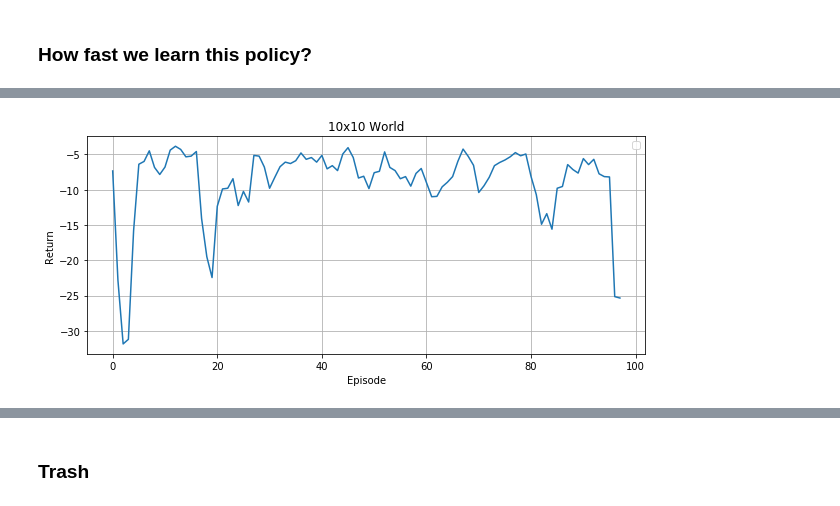
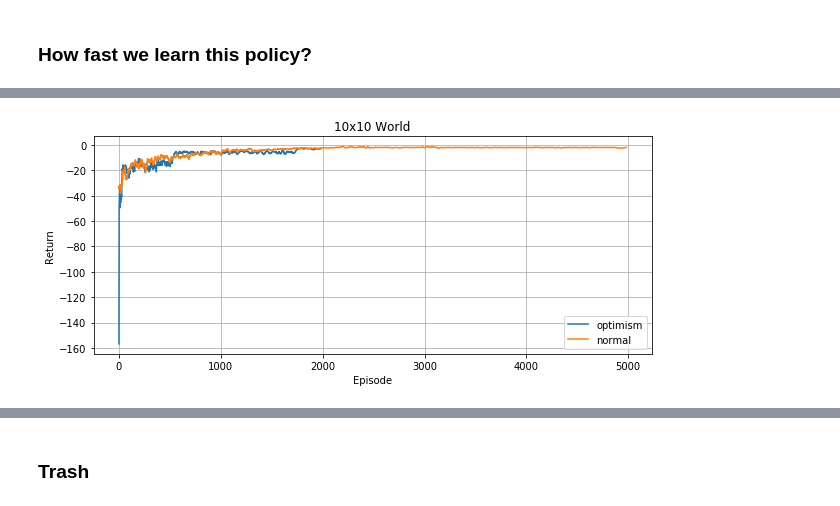
Before and after one commit to Rkeramati/crl, a Jupyter notebook: safe/C51/Untitled.ipynb, the cells around one changed output, grey strips where cells are left out. Cells and saved outputs as stored; diff of their text form; code cells hidden in the pictures.

```diff
--- a/safe/C51/Untitled.ipynb
+++ b/safe/C51/Untitled.ipynb
@@ -216,7 +548,7 @@ config.Vmin = -7; config.Vmax = 1
 c51 = C51(config)
 q = Qlearning(config)
 
-num_episode = 2000
+num_episode = 5000
 returns = np.zeros(num_episode)
 CVaRs = np.zeros((num_episode, world.nA))
 for ep in range(num_episode):
@@ -407,31 +731,48 @@ Text(0.5,0,'return')
 # %%
 world = Gridworld(mapFile='map.txt', random=0, random_action_prob=0.3)
-b_num = 10
+b_num = 3 # No bootstrap
 config = Config(world.nS, world.nA)
 config.Vmin = -7; config.Vmax = 1
 c51 = []
 for b in range(b_num):
-    c51.append(C51(config, uniform = True))
+    c51.append(C51(config, init = 'random', ifCVaR = True))
 
 num_episode = 1000
+max_step = 300
 returns = np.zeros(num_episode)
-#CVaRs = np.zeros((num_episode, world.nA))
+CVaRs = np.zeros((num_episode, world.nA))
 for ep in range(num_episode):
     terminal = False
-    e = max(0.1, 0.9 + ep * ((0 - 0.9)/(num_episode/2)))
+    #e = max(0.1, 0.9 + ep * ((0 - 0.9)/(num_episode/2)))
     alpha = max(0.001, 0.5 + ep * ((0.4 - 0.5)/(num_episode/2)))
     o = world.reset()
     o_init = o
     ret = 0
-    while not terminal:
-        Qlist = np.array([x.CVaR(o, alpha=0.05, N=50) for x in c51])
+    step = 0
+    while not terminal and step < max_step:
+        Qlist = np.array([x.CVaR(o, alpha=0.1, N=50) for x in c51])
         best = np.max(Qlist, axis = 0)
         a = np.argmax(best)
         network = np.argmax(Qlist[:, a])
         no, r, terminal = world.step(a)
         ret += r
-        c51[network].observe(o, a, r, no, terminal, alpha)
+        #c51[network].observe(o, a, r, no, terminal, alpha)
+        for jj in range(b_num):
+            if np.random.rand() <= 0.8:
+                c51[jj].observe(o, a, r, no, terminal, alpha)
         o = no
+        step += 1
+    if ep%50 == 0:
+        plt.figure()
+        for i in range(b_num):
+            plt.plot(np.cumsum(c51[i].p[12, 0, :]), label = 'Bootstrap %d'%(i))
+        plt.plot(np.load('optimistic_cdf.npy'), label='true')
+        plt.title('Episode: %d'%(ep))
+        #plt.bar(c51[0].z-0.05, c51[0].p[12, 0, :], width=0.05, label = 'state 20 action 1', linewidth = 5, alpha=0.6)
+        #plt.plot(np.cumsum(c51[0].p[12, 0, :]))
+        #plt.plot(np.cumsum(c51[1].p[12, 0, :])
+        plt.legend()
+        plt.show()
     returns[ep] = ret
-    print(ep)
+    CVaRs[ep, :] = c51[0].CVaR(o_init, alpha=0.05, N=100)
 # %% [output]
@@ -474,10 +921,12 @@ plt.ylabel('Prob')
 # %%
+normal = np.load('C51returns_compare.npy')
 plt.figure(figsize=(10, 4))
 plt.title('10x10 World')
-plt.plot(mv(returns, 3))
+plt.plot(mv(returns, 20), label = 'optimism')
+plt.plot(mv(normal, 20), label = 'normal')
 plt.legend()
 plt.xlabel('Episode')
 plt.ylabel('Return')
 plt.grid()
-#plt.ylim([-20, 0]);
+#plt.xlim([0, 2000]);
 # %% [output]
@@ -485 +933 @@ plt.grid()
-[figure, old version]
+[figure, new version]
```
Also changed, not shown: parts of 51 cells of this notebook, 39 other files.
